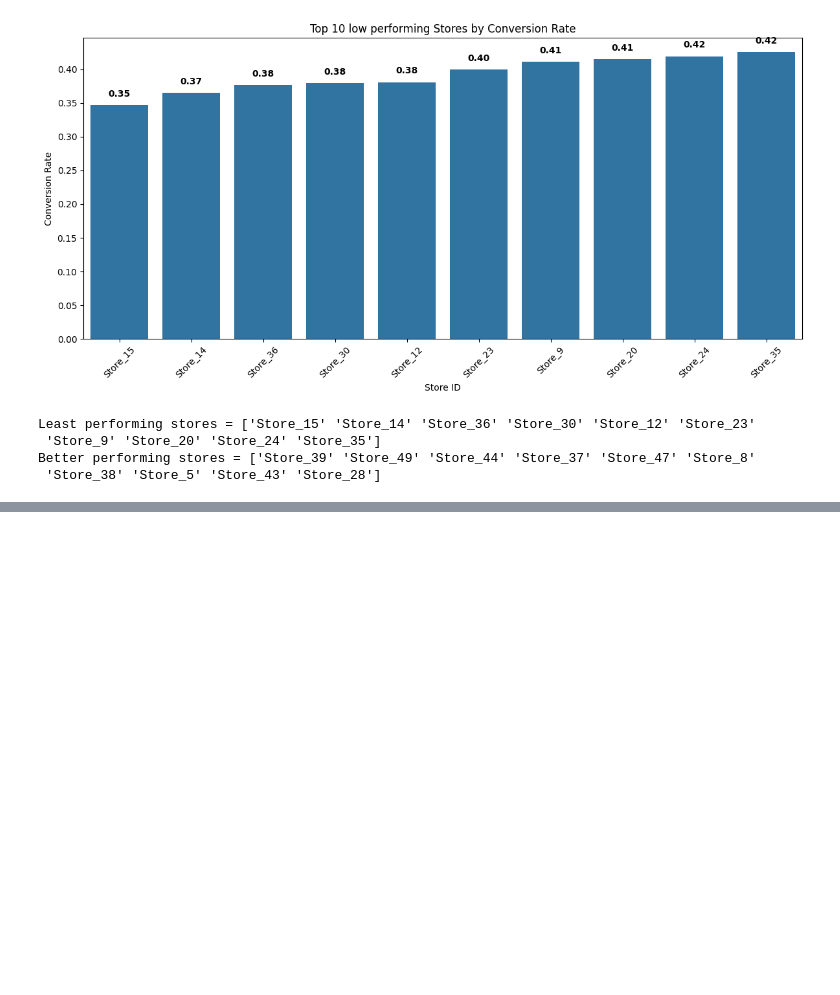
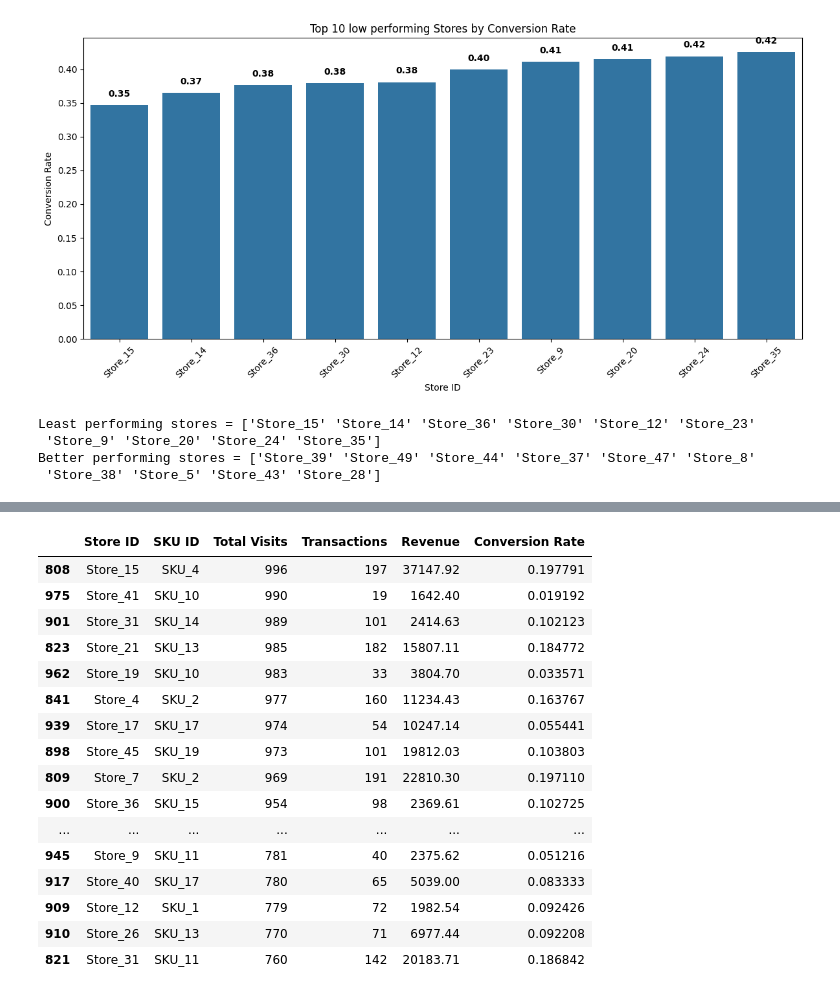
Before and after one commit to RaisunLakra/Store-Data-Conversion-Analysis, a Jupyter notebook: Notebook/Conversion_Analysis.ipynb, the cells around one changed output, grey strips where cells are left out. Saved outputs shown, nothing was run; the diff lists cells and outputs as text; code cells hidden in the pictures; blank space fills up the shorter version.

```diff
--- a/Notebook/Conversion_Analysis.ipynb
+++ b/Notebook/Conversion_Analysis.ipynb
@@ -237,0 +316,3 @@ Better performing stores = ['Store_39' 'Store_49' 'Store_44' 'Store_37' 'Store_4
+# %%
+df = df.sort_values(by='Conversion Rate', ascending=False).reset_index(drop=True)
+df
@@ -237,0 +333,21 @@ Better performing stores = ['Store_39' 'Store_49' 'Store_44' 'Store_37' 'Store_4
+# %%
+low_conv_high_vis = df[(df['Conversion Rate'] < 0.2) & (df['Total Visits'] > df['Total Visits'].quantile(0.75))].sort_values(by='Total Visits', ascending=False)
+low_conv_high_vis
+# %% [output]
+|  | Store ID | SKU ID | Total Visits | Transactions | Revenue | Conversion Rate |
+| 808 | Store_15 | SKU_4 | 996 | 197 | 37147.92 | 0.197791 |
+| 975 | Store_41 | SKU_10 | 990 | 19 | 1642.40 | 0.019192 |
+| 901 | Store_31 | SKU_14 | 989 | 101 | 2414.63 | 0.102123 |
+| 823 | Store_21 | SKU_13 | 985 | 182 | 15807.11 | 0.184772 |
+| 962 | Store_19 | SKU_10 | 983 | 33 | 3804.70 | 0.033571 |
+| 841 | Store_4 | SKU_2 | 977 | 160 | 11234.43 | 0.163767 |
+| 939 | Store_17 | SKU_17 | 974 | 54 | 10247.14 | 0.055441 |
+| 898 | Store_45 | SKU_19 | 973 | 101 | 19812.03 | 0.103803 |
+| 809 | Store_7 | SKU_2 | 969 | 191 | 22810.30 | 0.197110 |
+| 900 | Store_36 | SKU_15 | 954 | 98 | 2369.61 | 0.102725 |
+| ... | ... | ... | ... | ... | ... | ... |
+| 945 | Store_9 | SKU_11 | 781 | 40 | 2375.62 | 0.051216 |
+| 917 | Store_40 | SKU_17 | 780 | 65 | 5039.00 | 0.083333 |
+| 909 | Store_12 | SKU_1 | 779 | 72 | 1982.54 | 0.092426 |
+| 910 | Store_26 | SKU_13 | 770 | 71 | 6977.44 | 0.092208 |
+| 821 | Store_31 | SKU_11 | 760 | 142 | 20183.71 | 0.186842 |
```
Also changed, not shown: parts of 12 cells of this notebook.
